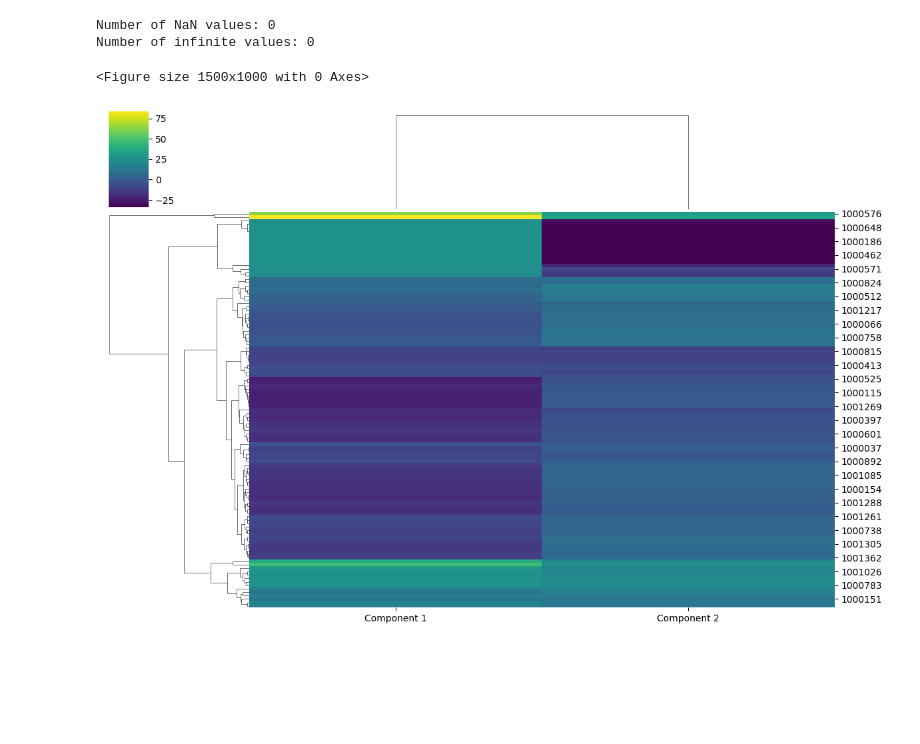
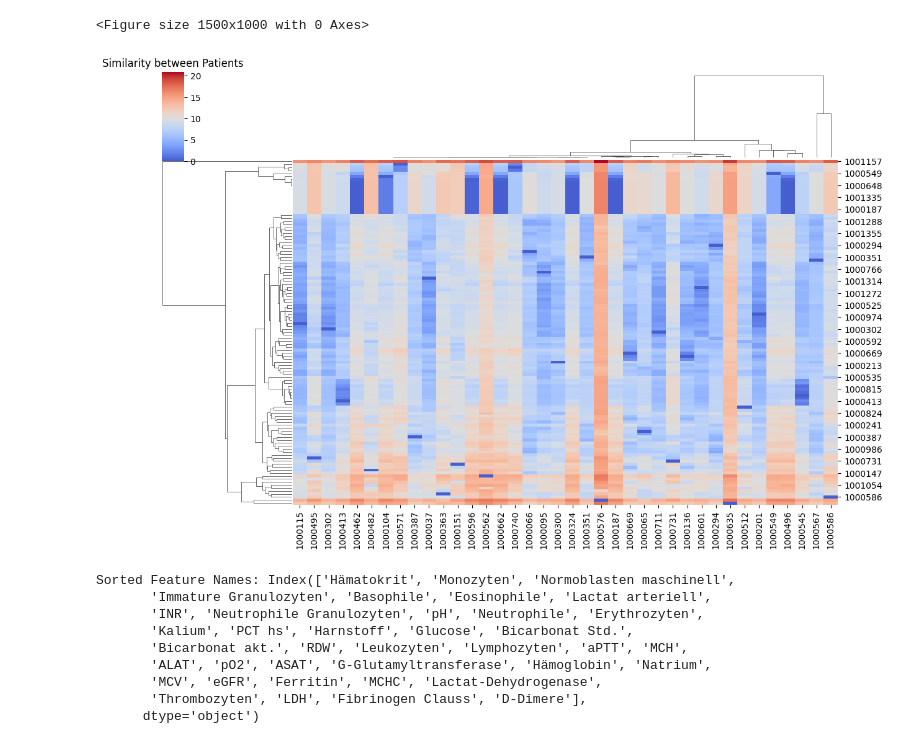
Before and after one commit to jagh/patientomics, a Jupyter notebook: notebooks/analyzing_labmarkers_for_long_covid.ipynb, the cells around one changed output. Drawn from its saved outputs; the diff is of its cells as text; code cells hidden in the pictures; blank space fills up the shorter version.

```diff
--- a/notebooks/analyzing_labmarkers_for_long_covid.ipynb
+++ b/notebooks/analyzing_labmarkers_for_long_covid.ipynb
@@ -211,54 +358,87 @@ import numpy as np
 import matplotlib.pyplot as plt
 import seaborn as sns
 from sklearn.metrics import euclidean_distances
-from sklearn.decomposition import PCA
 from sklearn.preprocessing import StandardScaler
+from scipy.cluster import hierarchy
 
 # Load data
 dir_path = '/home/jagh/Documents/01_UB/MultiOmiX/patientomics/data/05_data_exploration/01_preprocessing_116_PLCP/'
 filename = os.path.join(dir_path, 'lab_data_exploration.csv')
 df = pd.read_csv(filename, sep=',', header=0, index_col=0)
 
 # Extract the feature columns and sample data
 feature_names = df.columns
 samples = df.values
 
 # Extract patients ids
 patient_ids = df.index.values
 
 # Standardize the data before calculating distances
 scaler = StandardScaler()
 scaled_samples = scaler.fit_transform(samples)
 
 # Calculate pairwise Euclidean distances
 similarities = euclidean_distances(scaled_samples)
 
-# Debugging: Output non-finite values in the similarities matrix
-nan_count = np.sum(np.isnan(similarities))
-inf_count = np.sum(np.isinf(similarities))
-print("Number of NaN values:", nan_count)
-print("Number of infinite values:", inf_count)
-
 # Replace NaN with infinity
 similarities[np.isnan(similarities)] = np.inf
 
-# Multidimensional scaling
-seed = np.random.RandomState(seed=3)
-mds = PCA(n_components=2, random_state=seed)
-pos = mds.fit_transform(similarities)
+# Calculate linkage for hierarchical clustering of patients
+patient_linkage = hierarchy.linkage(similarities, method='average', metric='euclidean')
 
-# Create a DataFrame with the MDS positions and patient IDs
-mds_df = pd.DataFrame(pos, columns=['Component 1', 'Component 2'], index=patient_ids)
+# Get the order of patients based on the clustering
+patient_order = hierarchy.leaves_list(patient_linkage)
+
+# Sort patient IDs according to the clustering order
+sorted_patient_ids = patient_ids[patient_order]
+
+# Create a DataFrame with the similarities and sorted patient IDs
+# similarities_df = pd.DataFrame(similarities, columns=sorted_patient_ids, index=sorted_patient_ids)
+# similarities_df = pd.DataFrame(similarities, columns=sorted_patient_ids, index=sorted_patient_ids)
+similarities_df = pd.DataFrame(similarities, columns=patient_ids, index=patient_ids)
+
+# Calculate the similarity matrix for features
+feature_similarities = euclidean_distances(samples.T)
+
+# Replace NaN with infinity
+feature_similarities[np.isnan(feature_similarities)] = np.inf
+
+# Calculate linkage for hierarchical clustering of features
+feature_linkage = hierarchy.linkage(feature_similarities, method='average', metric='euclidean')
+
+# Get the order of features based on the clustering
+feature_order = hierarchy.leaves_list(feature_linkage)
+
+# Sort feature names according to the clustering order
+sorted_feature_names = feature_names[feature_order]
 
 # Set up the matplotlib figure, make it big!
 plt.figure(figsize=(15, 10))
 
 # Create a cluster map using seaborn
-sns.clustermap(mds_df, cmap='viridis', method='average', metric='euclidean', figsize=(12, 8))
+sns.clustermap(similarities_df, cmap='coolwarm', row_cluster=True, col_cluster=True, center=10,
+               row_linkage=patient_linkage, col_linkage=feature_linkage,
+               figsize=(12, 8), cbar_pos=(0.02, 0.8, 0.03, 0.18))
 
+# Add sorted feature names to the plot
+plt.xticks(rotation=90)
+plt.yticks(rotation=0)
+plt.title("Similarity between Patients")
+
+# Show the plot
 plt.show()
+
+# Display sorted feature names
+print("Sorted Feature Names:", sorted_feature_names)
 # %% [output]
-Number of NaN values: 0
-Number of infinite values: 0
+<Figure size 1500x1000 with 0 Axes>
+[figure, new version]
-<Figure size 1500x1000 with 0 Axes>
+Sorted Feature Names: Index(['Hämatokrit', 'Monozyten', 'Normoblasten maschinell',
+       'Immature Granulozyten', 'Basophile', 'Eosinophile', 'Lactat arteriell',
+       'INR', 'Neutrophile Granulozyten', 'pH', 'Neutrophile', 'Erythrozyten',
+       'Kalium', 'PCT hs', 'Harnstoff', 'Glucose', 'Bicarbonat Std.',
+       'Bicarbonat akt.', 'RDW', 'Leukozyten', 'Lymphozyten', 'aPTT', 'MCH',
+       'ALAT', 'pO2', 'ASAT', 'G-Glutamyltransferase', 'Hämoglobin', 'Natrium',
+       'MCV', 'eGFR', 'Ferritin', 'MCHC', 'Lactat-Dehydrogenase',
+       'Thrombozyten', 'LDH', 'Fibrinogen Clauss', 'D-Dimere'],
+      dtype='object')
-[figure, old version]
```
Also changed, not shown: parts of 20 cells of this notebook.
